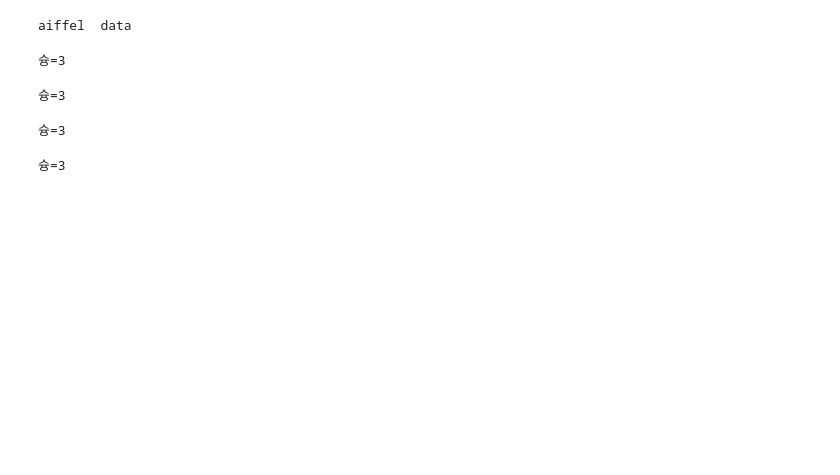
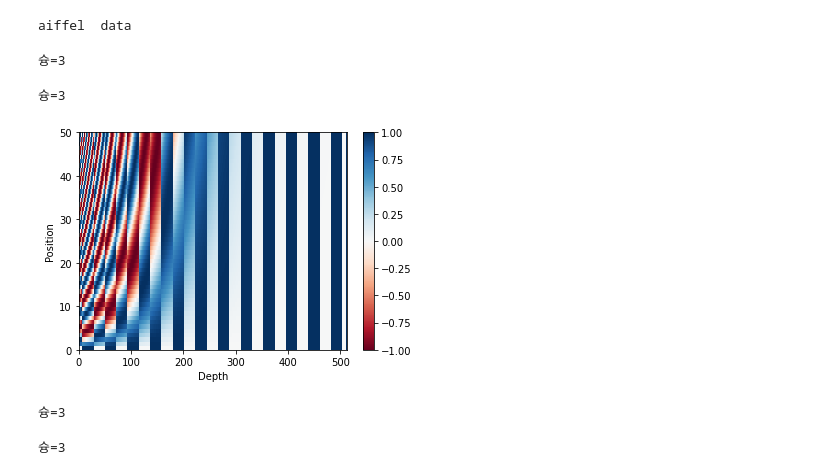
Before and after one commit to oddhyeon/Aiffel, a Jupyter notebook: [E-15]transform/test.ipynb, the cells around one changed output. Saved outputs shown, nothing was run; the diff lists cells and outputs as text; code cells hidden in the pictures; blank space fills up the shorter version.

```diff
--- a/[E-15]transform/test.ipynb
+++ b/[E-15]transform/test.ipynb
@@ -51,6 +51,17 @@ class PositionalEncoding(tf.keras.layers.Layer):
 print("슝=3")
 # %% [output]
 슝=3
+# %%
+sample_pos_encoding = PositionalEncoding(50, 512)
+
+plt.pcolormesh(sample_pos_encoding.pos_encoding.numpy()[0], cmap='RdBu')
+plt.xlabel('Depth')
+plt.xlim((0, 512))
+plt.ylabel('Position')
+plt.colorbar()
+plt.show()
+# %% [output]
+[figure, added]
 # %%
 # 스케일드 닷 프로덕트 어텐션 함수
 def scaled_dot_product_attention(query, key, value, mask):
```
Also changed, not shown: parts of 2 cells of this notebook, 3 other files.
